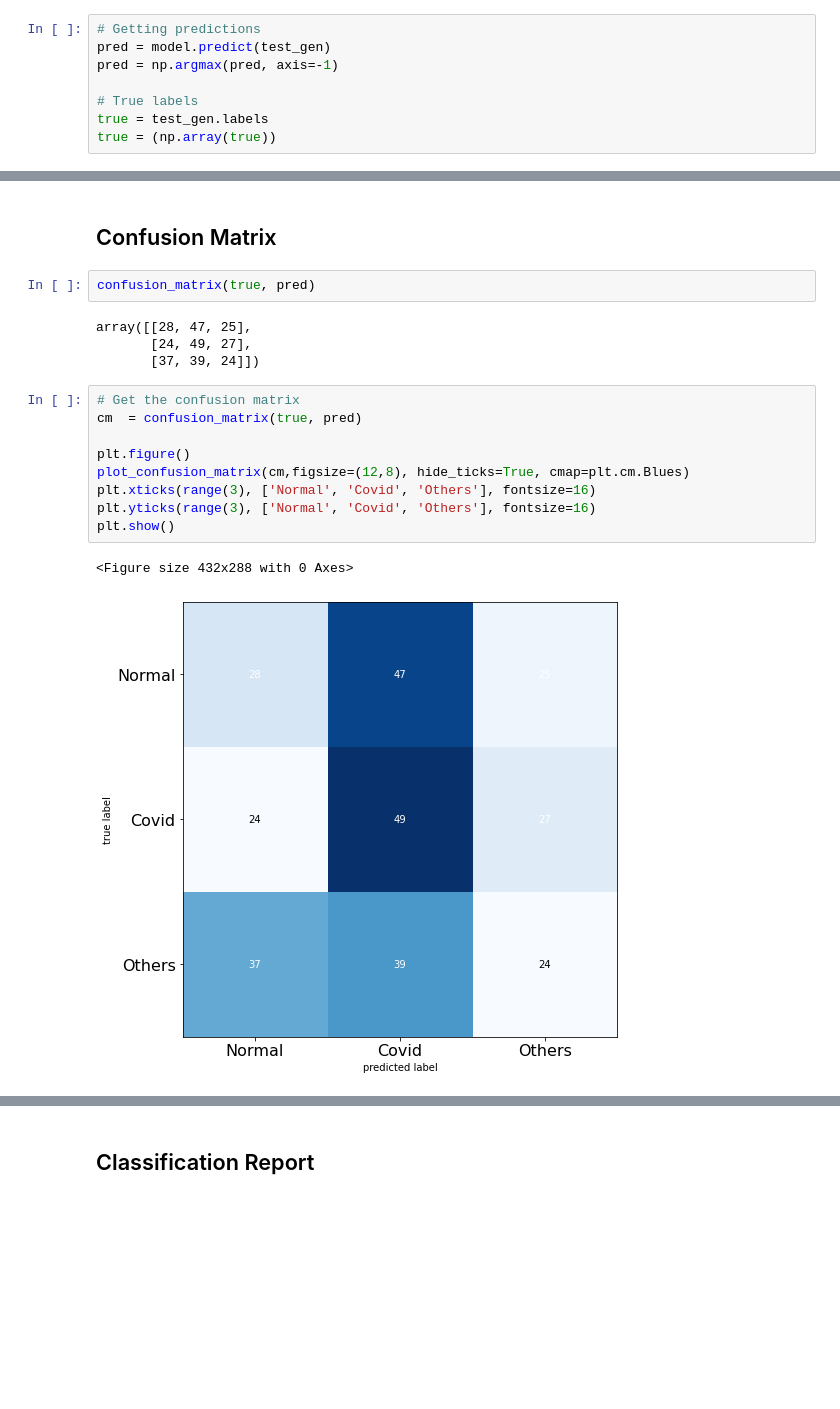
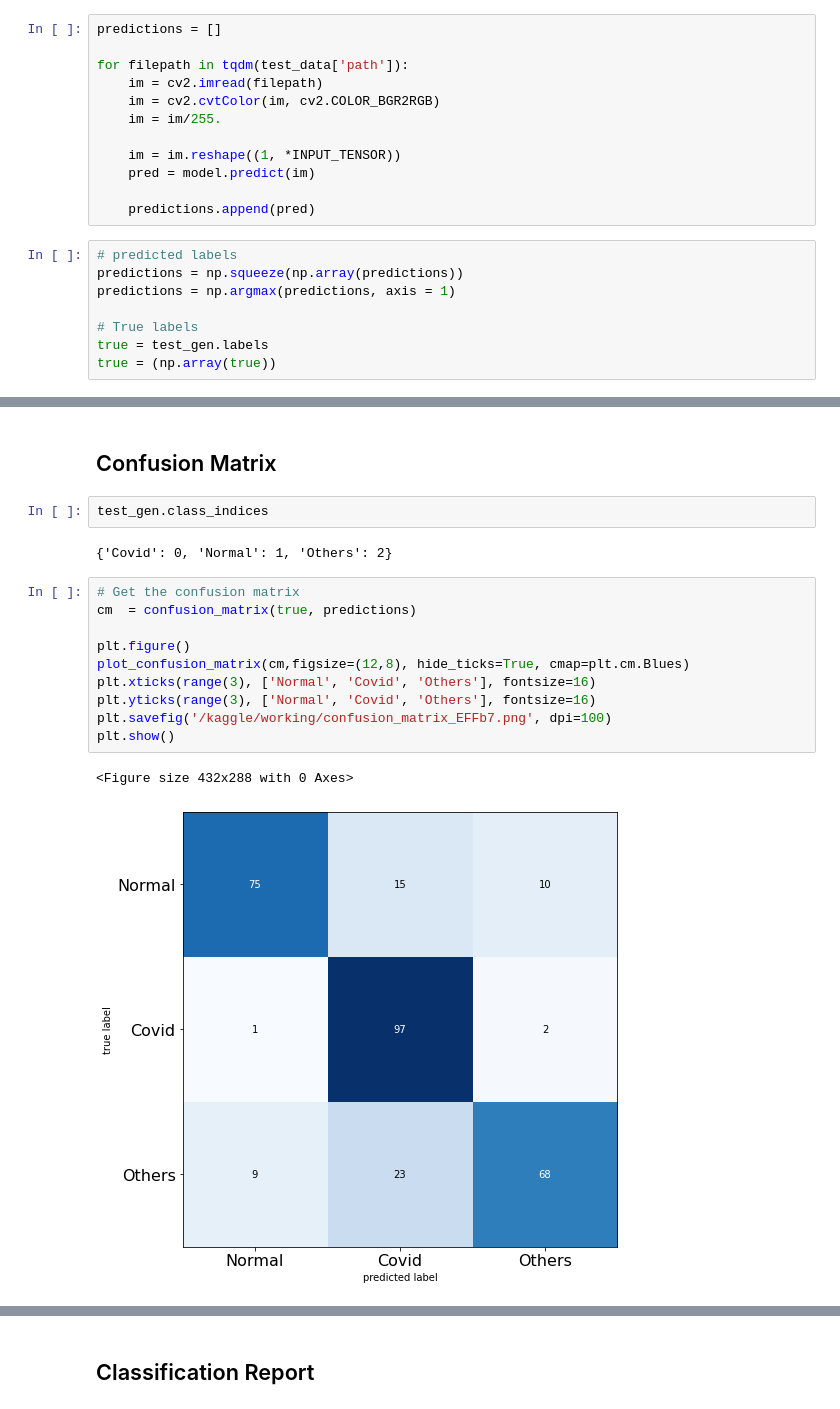
Before and after one commit to kool7/Covid_Nex_v1_2020, a Jupyter notebook: covid-nex-v1.ipynb, the cells around one changed output, grey strips where cells are left out. Cells and saved outputs as stored; diff of their text form; blank space fills up the shorter version.

```diff
--- a/covid-nex-v1.ipynb
+++ b/covid-nex-v1.ipynb
@@ -509,7 +530,19 @@ Getting prediction on test data after tarining on full dataset.
+# %%
+predictions = []
+
+for filepath in tqdm(test_data['path']):
+    im = cv2.imread(filepath)
+    im = cv2.cvtColor(im, cv2.COLOR_BGR2RGB)
+    im = im/255.
+
+    im = im.reshape((1, *INPUT_TENSOR))
+    pred = model.predict(im)
+
+    predictions.append(pred)
 # %%
-# Getting predictions
-pred = model.predict(test_gen)
-pred = np.argmax(pred, axis=-1)
+# predicted labels
+predictions = np.squeeze(np.array(predictions))
+predictions = np.argmax(predictions, axis = 1)
 
 # True labels
 true = test_gen.labels
@@ -554,21 +583,20 @@ array([1, 1, 1, 1, 1, 1, 1, 1, 1, 1, 1, 1, 1, 1, 1, 1, 1, 1, 1, 1, 1, 1,
        2, 2, 2, 2, 2, 2, 2, 2, 2, 2, 2, 2, 2, 2])
 # %% [markdown]
 ## Confusion Matrix
-# %%
-confusion_matrix(true, pred)
-# %% [output]
-array([[28, 47, 25],
-       [24, 49, 27],
-       [37, 39, 24]])
+# %%
+test_gen.class_indices
+# %% [output]
+{'Covid': 0, 'Normal': 1, 'Others': 2}
 # %%
 # Get the confusion matrix
-cm  = confusion_matrix(true, pred)
+cm  = confusion_matrix(true, predictions)
 
 plt.figure()
 plot_confusion_matrix(cm,figsize=(12,8), hide_ticks=True, cmap=plt.cm.Blues)
 plt.xticks(range(3), ['Normal', 'Covid', 'Others'], fontsize=16)
 plt.yticks(range(3), ['Normal', 'Covid', 'Others'], fontsize=16)
+plt.savefig('/kaggle/working/confusion_matrix_EFFb7.png', dpi=100)
 plt.show()
 # %% [output]
 <Figure size 432x288 with 0 Axes>
-[figure, old version]
+[figure, new version]
```
Also changed, not shown: parts of 26 cells of this notebook.
